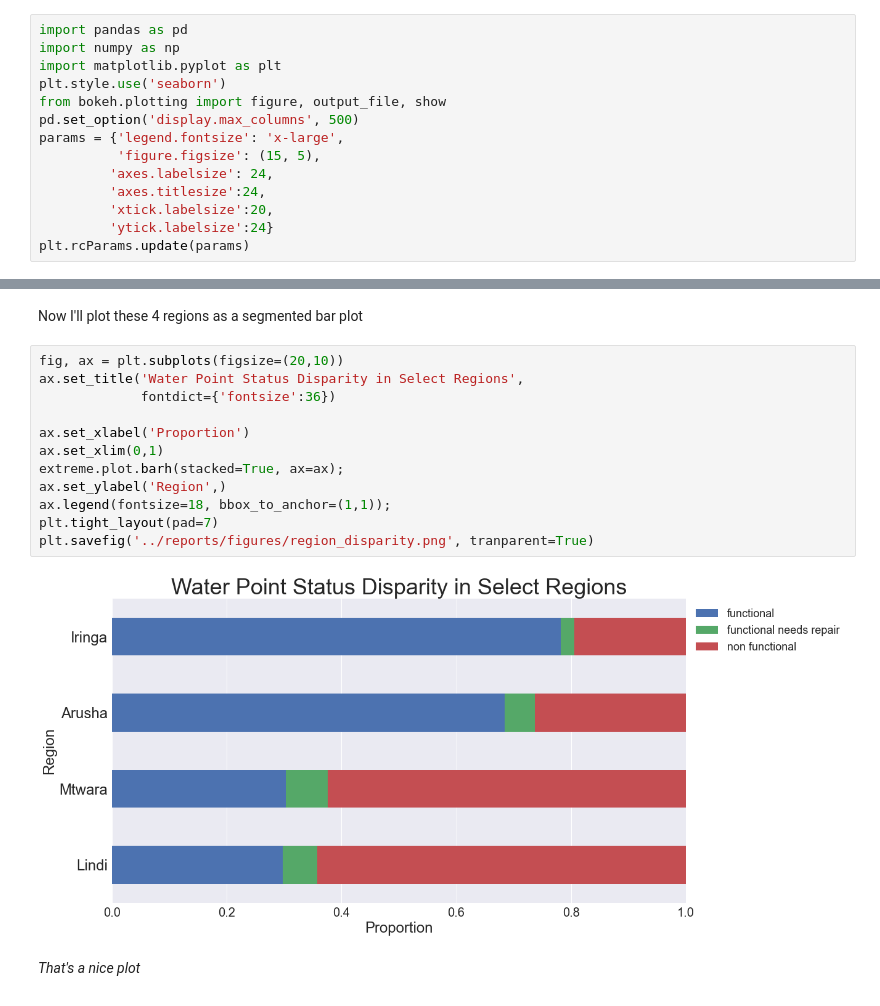
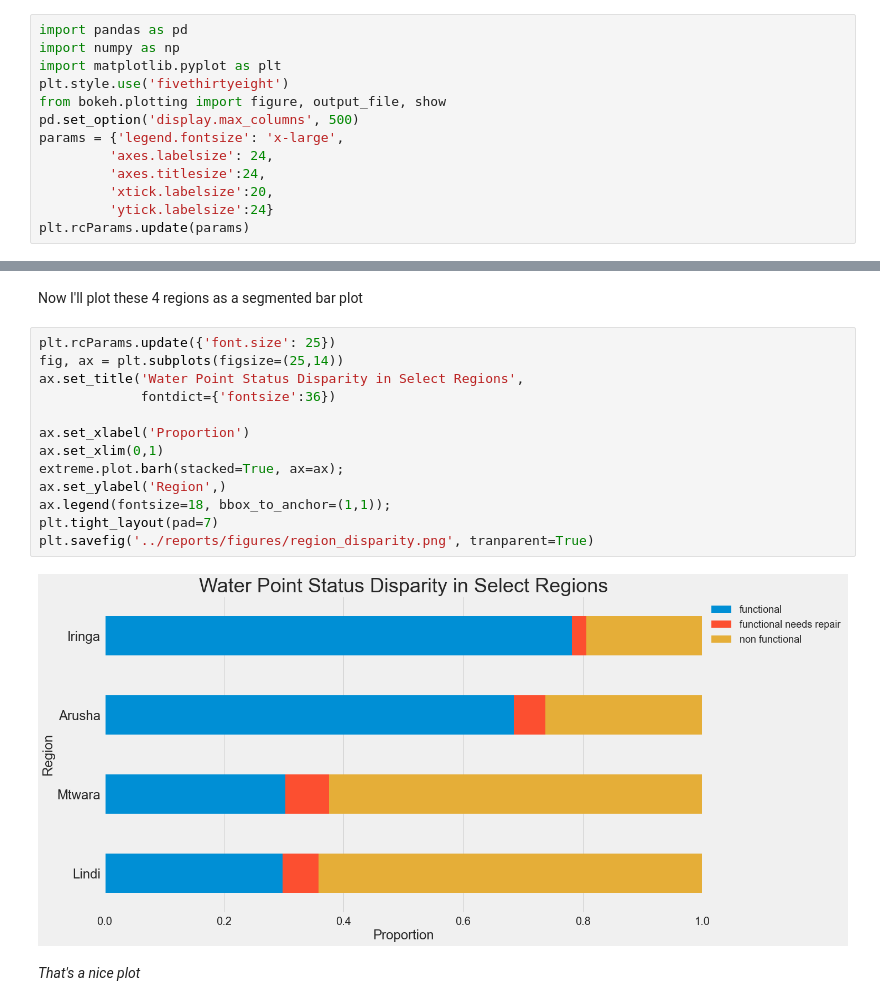
Before and after one commit to sydroth/tanzaniawellclassification, a Jupyter notebook: notebooks/02_jp_viz.ipynb, the cells around one changed output, grey strips where cells are left out. Saved outputs shown, nothing was run; the diff lists cells and outputs as text.

```diff
--- a/notebooks/02_jp_viz.ipynb
+++ b/notebooks/02_jp_viz.ipynb
@@ -6,11 +6,10 @@ Doing some more exploratory vizualizations in this one
 import pandas as pd
 import numpy as np
 import matplotlib.pyplot as plt
-plt.style.use('seaborn')
+plt.style.use('fivethirtyeight')
 from bokeh.plotting import figure, output_file, show
 pd.set_option('display.max_columns', 500)
 params = {'legend.fontsize': 'x-large',
-          'figure.figsize': (15, 5),
          'axes.labelsize': 24,
          'axes.titlesize':24,
          'xtick.labelsize':20,
@@ -92,18 +91,19 @@ extreme = pd.concat([sortedx.head(2), sortedx.tail(2)])
 # %% [markdown]
 Now I'll plot these 4 regions as a segmented bar plot
 # %%
-fig, ax = plt.subplots(figsize=(20,10))
+plt.rcParams.update({'font.size': 25})
+fig, ax = plt.subplots(figsize=(25,14))
 ax.set_title('Water Point Status Disparity in Select Regions',
              fontdict={'fontsize':36})
 
 ax.set_xlabel('Proportion')
 ax.set_xlim(0,1)
 extreme.plot.barh(stacked=True, ax=ax);
 ax.set_ylabel('Region',)
 ax.legend(fontsize=18, bbox_to_anchor=(1,1));
 plt.tight_layout(pad=7)
 plt.savefig('../reports/figures/region_disparity.png', tranparent=True)
 # %% [output]
-[figure, old version]
+[figure, new version]
 # %% [markdown]
 *That's a nice plot*
```
Also changed, not shown: 1 other file.
